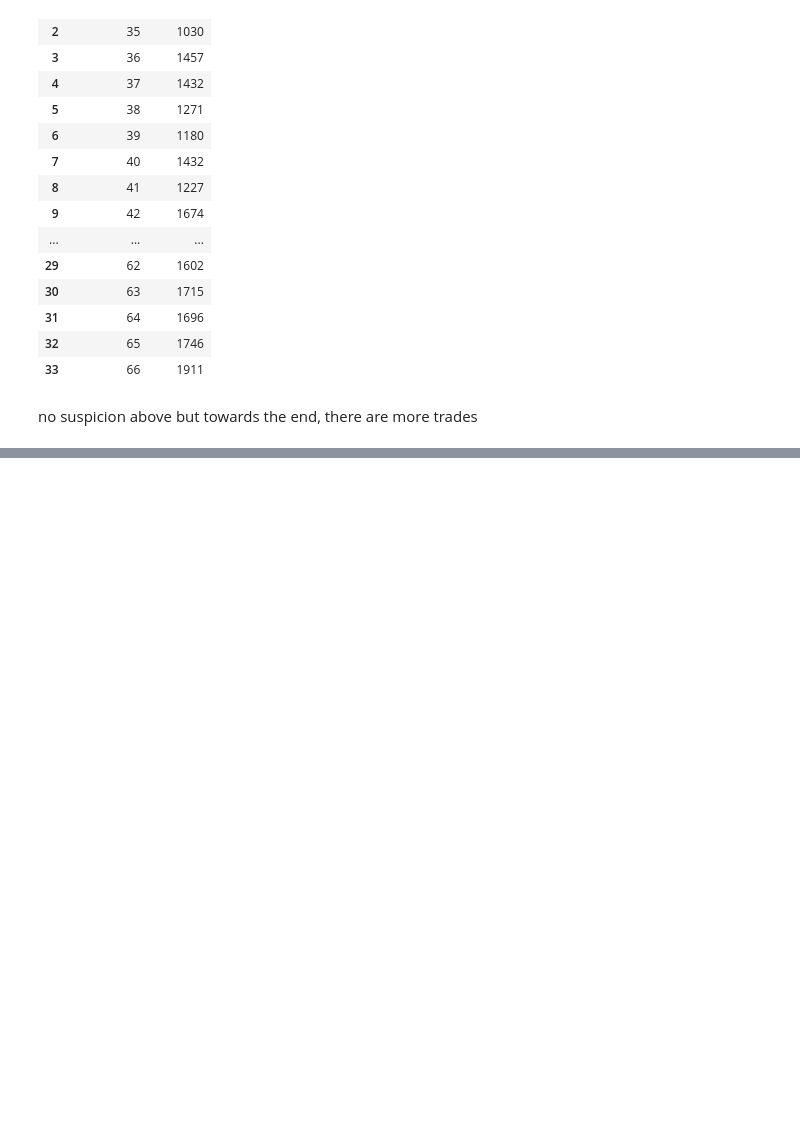
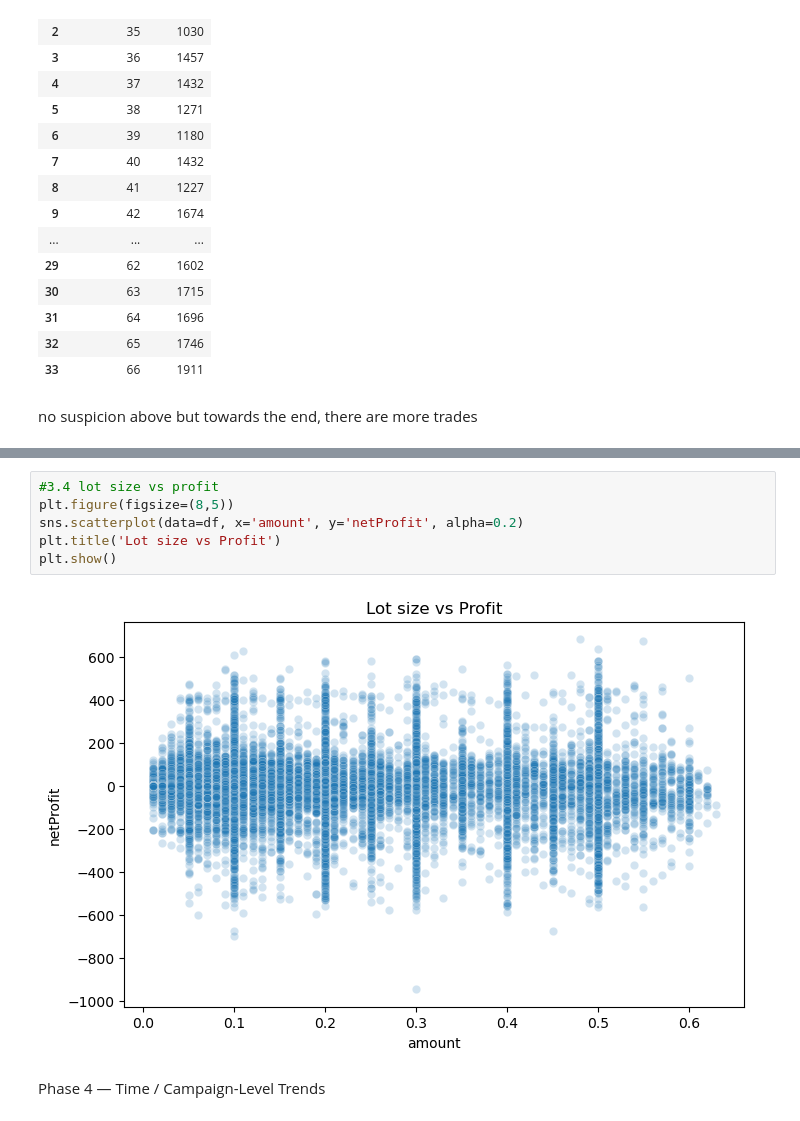
Before and after one commit to aanya006/C22-veNTUre-project, a Jupyter notebook: notebooks/profiling.ipynb, the cells around one changed output, grey strips where cells are left out. Drawn from its saved outputs; the diff is of its cells as text; blank space fills up the shorter version.

```diff
--- a/notebooks/profiling.ipynb
+++ b/notebooks/profiling.ipynb
@@ -463,0 +500,10 @@ con.execute("""
+# %%
+#3.4 lot size vs profit
+plt.figure(figsize=(8,5))
+sns.scatterplot(data=df, x='amount', y='netProfit', alpha=0.2)
+plt.title('Lot size vs Profit')
+plt.show()
+# %% [output]
+[figure, added]
+# %% [markdown]
+Phase 4 — Time / Campaign-Level Trends
```
Also changed, not shown: parts of 16 cells of this notebook.
